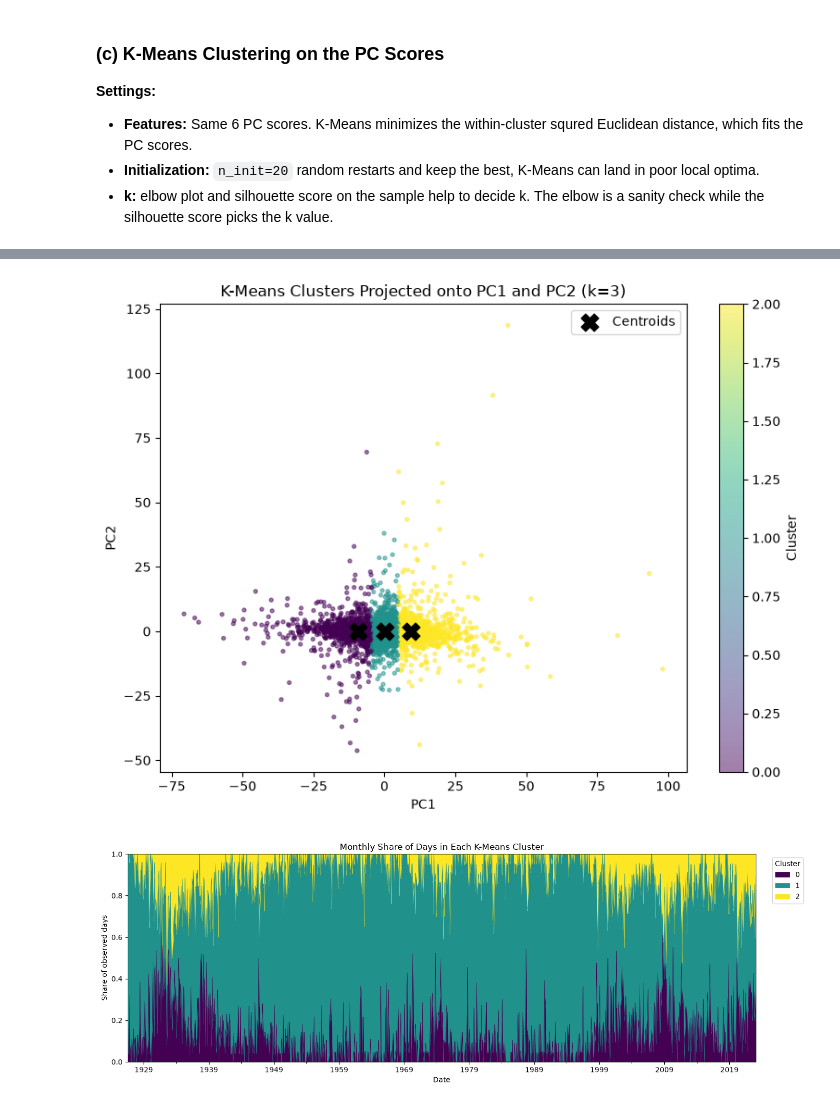
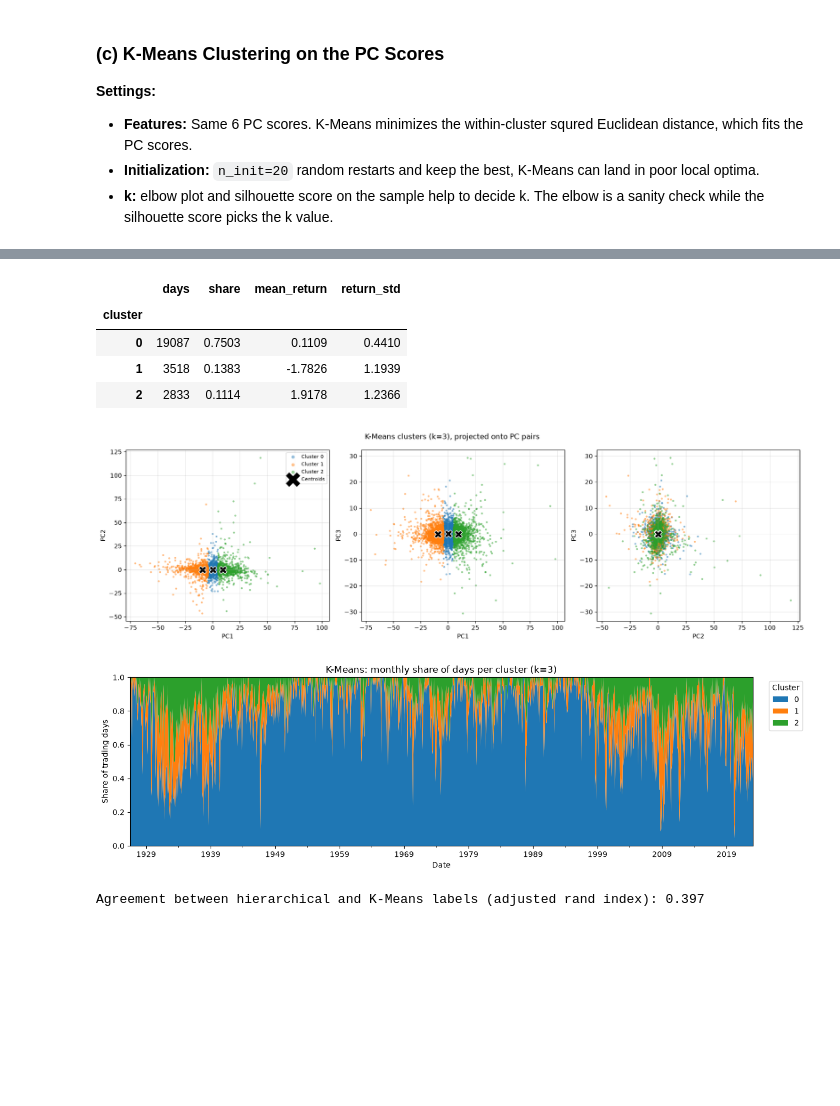
Before and after one commit to MaxWeisz88/COSI104A_HW6, a Jupyter notebook: tasks2.ipynb, the cells around one changed output, grey strips where cells are left out. Cells and saved outputs as stored; diff of their text form; code cells hidden in the pictures; blank space fills up the shorter version.

```diff
--- a/tasks2.ipynb
+++ b/tasks2.ipynb
@@ -230,24 +279,23 @@ print(f"Highest silhouette score in this range: k={best_k_km}")
 Highest silhouette score in this range: k=3
 # %%
+# Fit the final K-Means model on all days with the chosen k
 kmeans = KMeans(n_clusters=best_k_km, n_init=20, random_state=SEED).fit(pc_scores)
+km_labels = relabel_by_vol(kmeans.labels_)
+# Reorder the centroids so row i is the centroid of the relabeled cluster i
+order = pd.Series(market.to_numpy()).groupby(kmeans.labels_).std().sort_values().index
+centers = kmeans.cluster_centers_[list(order)]
+
+display(profile(km_labels)) # Size and market-return stats per cluster
+scatter_pairs(km_labels, centers=centers, title=f"K-Means clusters (k={best_k_km}), projected onto PC pairs")
+plot_monthly_share(monthly_share(km_labels, best_k_km), f"K-Means: monthly share of days per cluster (k={best_k_km})")
+# Adjusted Rand Index: agreement between the two clusterings (0 = chance, 1 = identical)
+print("Agreement between hierarchical and K-Means labels (adjusted rand index):", round(adjusted_rand_score(hier_labels, km_labels), 3))
+# %% [output]
+|  | days | share | mean_return | return_std |
+| cluster |  |  |  |  |
+| 0 | 19087 | 0.7503 | 0.1109 | 0.4410 |
+| 1 | 3518 | 0.1383 | -1.7826 | 1.1939 |
+| 2 | 2833 | 0.1114 | 1.9178 | 1.2366 |
+[figure, added]
+[figure, added]
+Agreement between hierarchical and K-Means labels (adjusted rand index): 0.397
-# %%
-fig, ax = plt.subplots(figsize=(8, 6))
-points = ax.scatter(clustered_kmeans["PC1"], clustered_kmeans["PC2"], c=clustered_kmeans["cluster"], cmap="viridis", s=8, alpha=0.5)
-centers = kmeans.cluster_centers_
-ax.scatter(centers[:, 0], centers[:, 1], marker="X", s=180, color="black", label="Centroids")
-ax.set(xlabel="PC1", ylabel="PC2", title=f"K-Means Clusters Projected onto PC1 and PC2 (k={chosen_k})")
-fig.colorbar(points, ax=ax, label="Cluster")
-ax.legend()
-plt.tight_layout(); plt.show()
-# %% [output]
-[figure, removed]
-# %%
-monthly_share = pd.crosstab(clustered_kmeans.index.to_period("M"), clustered_kmeans["cluster"], normalize="index").reindex(columns=range(chosen_k), fill_value=0)
-
-monthly_share.index = monthly_share.index.to_timestamp()
-ax = monthly_share.plot.area(figsize=(14, 5), colormap="viridis", linewidth=0.5)
-ax.set(xlabel="Date", ylabel="Share of observed days", title="Monthly Share of Days in Each K-Means Cluster", ylim=(0, 1))
-ax.legend(title="Cluster", bbox_to_anchor=(1.02, 1), loc="upper left")
-plt.tight_layout(); plt.show()
-# %% [output]
-[figure, removed]
```
Also changed, not shown: parts of 30 cells of this notebook, 1 other file.
